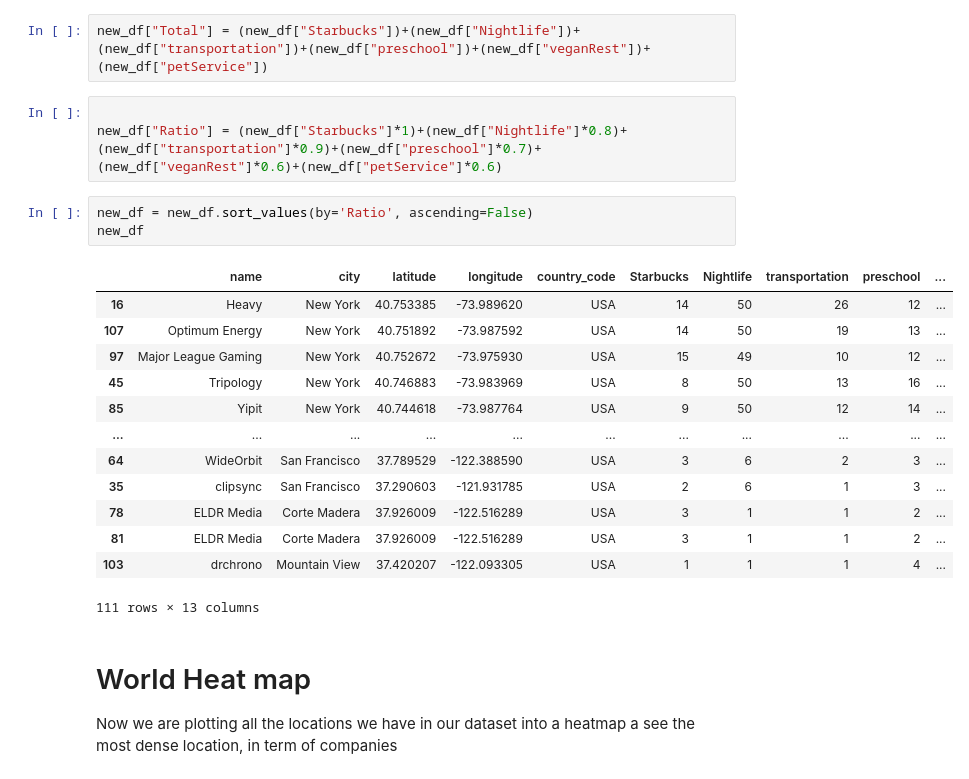
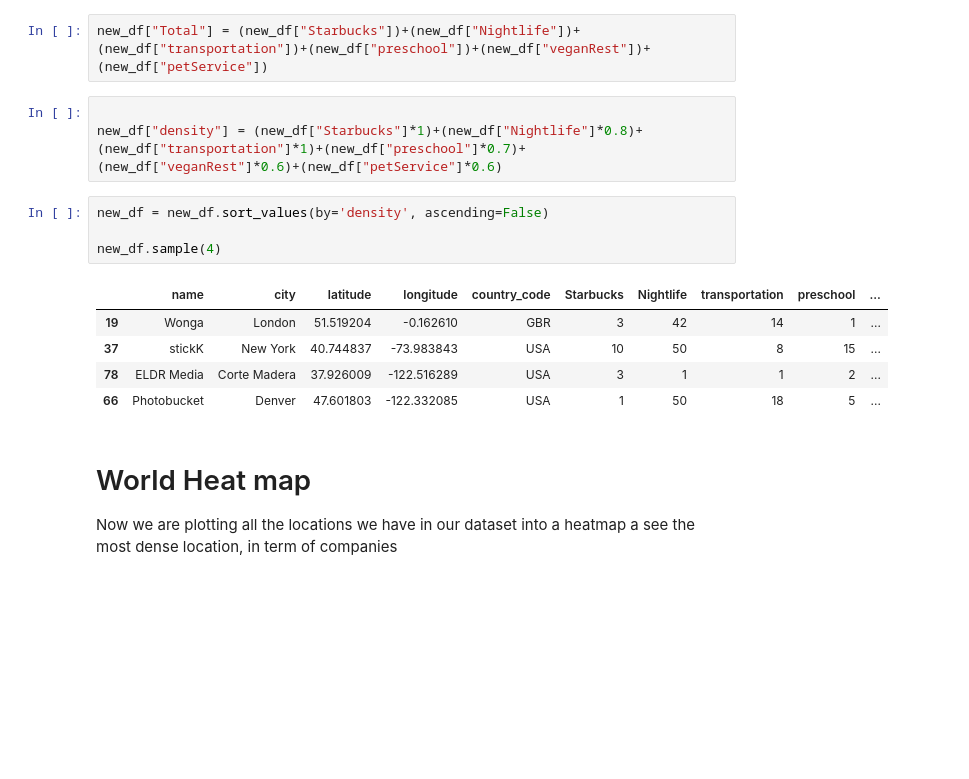
Before and after one commit to KirbyDream/Geospatial-data-Foursquare-API-and-Mongodb, a Jupyter notebook: 2-API_queries.ipynb, the cells around one changed output. Cells and saved outputs as stored; diff of their text form; blank space fills up the shorter version.

```diff
--- a/2-API_queries.ipynb
+++ b/2-API_queries.ipynb
@@ -286,24 +275,17 @@ Now that we have a dataset with all the criterias we need, we are going to check
 new_df["Total"] = (new_df["Starbucks"])+(new_df["Nightlife"])+(new_df["transportation"])+(new_df["preschool"])+(new_df["veganRest"])+(new_df["petService"])
 # %%
 
-new_df["Ratio"] = (new_df["Starbucks"]*1)+(new_df["Nightlife"]*0.8)+(new_df["transportation"]*0.9)+(new_df["preschool"]*0.7)+(new_df["veganRest"]*0.6)+(new_df["petService"]*0.6)
+new_df["density"] = (new_df["Starbucks"]*1)+(new_df["Nightlife"]*0.8)+(new_df["transportation"]*1)+(new_df["preschool"]*0.7)+(new_df["veganRest"]*0.6)+(new_df["petService"]*0.6)
 # %%
-new_df = new_df.sort_values(by='Ratio', ascending=False)
-new_df
+new_df = new_df.sort_values(by='density', ascending=False)
+
+new_df.sample(4)
 # %% [output]
 |  | name | city | latitude | longitude | country_code | Starbucks | Nightlife | transportation | preschool | ... |
-| 16 | Heavy | New York | 40.753385 | -73.989620 | USA | 14 | 50 | 26 | 12 | ... |
-| 107 | Optimum Energy | New York | 40.751892 | -73.987592 | USA | 14 | 50 | 19 | 13 | ... |
-| 97 | Major League Gaming | New York | 40.752672 | -73.975930 | USA | 15 | 49 | 10 | 12 | ... |
-| 45 | Tripology | New York | 40.746883 | -73.983969 | USA | 8 | 50 | 13 | 16 | ... |
-| 85 | Yipit | New York | 40.744618 | -73.987764 | USA | 9 | 50 | 12 | 14 | ... |
-| ... | ... | ... | ... | ... | ... | ... | ... | ... | ... | ... |
-| 64 | WideOrbit | San Francisco | 37.789529 | -122.388590 | USA | 3 | 6 | 2 | 3 | ... |
-| 35 | clipsync | San Francisco | 37.290603 | -121.931785 | USA | 2 | 6 | 1 | 3 | ... |
+| 19 | Wonga | London | 51.519204 | -0.162610 | GBR | 3 | 42 | 14 | 1 | ... |
+| 37 | stickK | New York | 40.744837 | -73.983843 | USA | 10 | 50 | 8 | 15 | ... |
 | 78 | ELDR Media | Corte Madera | 37.926009 | -122.516289 | USA | 3 | 1 | 1 | 2 | ... |
-| 81 | ELDR Media | Corte Madera | 37.926009 | -122.516289 | USA | 3 | 1 | 1 | 2 | ... |
-| 103 | drchrono | Mountain View | 37.420207 | -122.093305 | USA | 1 | 1 | 1 | 4 | ... |
+| 66 | Photobucket | Denver | 47.601803 | -122.332085 | USA | 1 | 50 | 18 | 5 | ... |
-111 rows × 13 columns
 # %% [markdown]
 # World Heat map
 Now we are plotting all the locations we have in our dataset into a heatmap a see the most dense location, in term of companies
```
Also changed, not shown: parts of 9 cells of this notebook, 4 other files.
